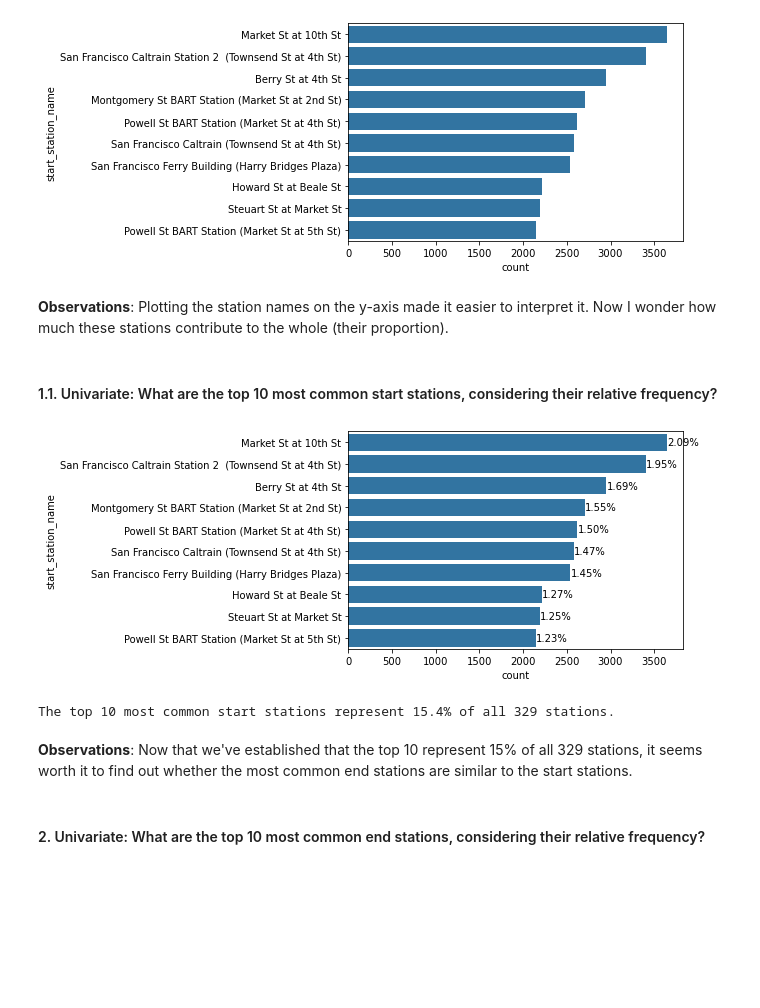
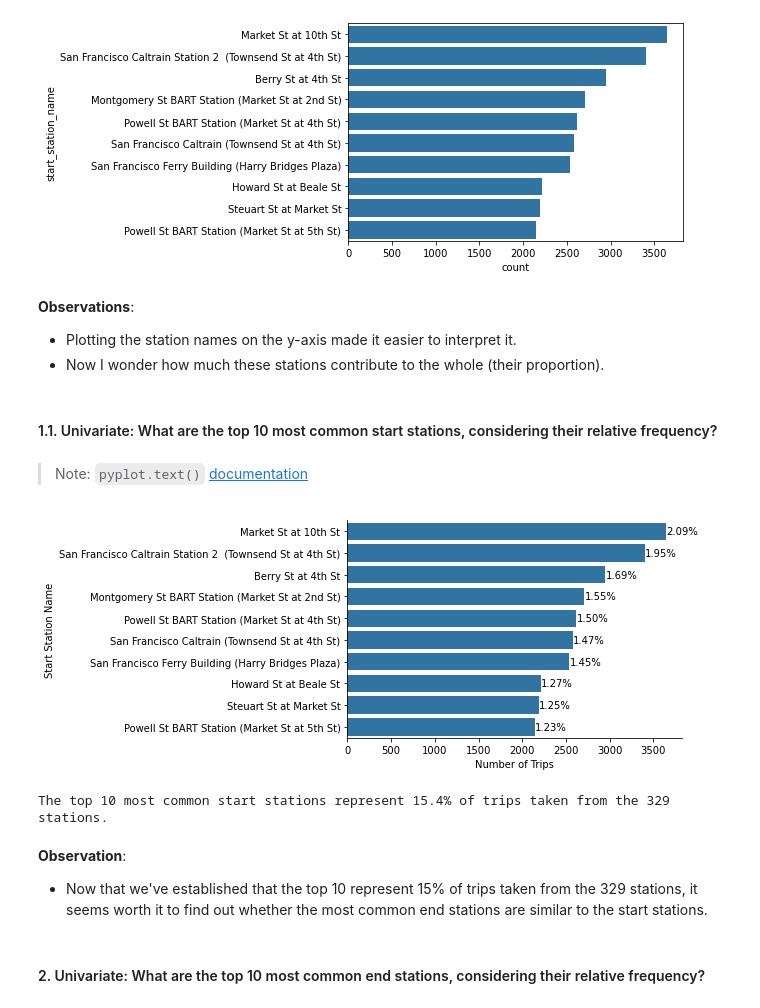
Before and after one commit to tharcyla/communicate-data-findings, a Jupyter notebook: Part_I_Exploration.ipynb, the cells around one changed output. Cells and saved outputs as stored; diff of their text form; code cells hidden in the pictures; blank space fills up the shorter version.

```diff
--- a/Part_I_Exploration.ipynb
+++ b/Part_I_Exploration.ipynb
@@ -67,6 +64,9 @@ memory usage: 22.4+ MB
 # %%
 # drop nulls in place
 df.dropna(inplace=True)
+# %%
+# reset index
+df = df.reset_index(drop=True)
 # %%
 # check to see if it worked
 df.info()
@@ -148,7 +148,7 @@ array(['Male', 'Other', 'Female'], dtype=object)
 # turn member_gender into a categorical variable
 
 # list of genders available in the dataset
-genders = ['Male', 'Other', 'Female']
+genders = ['Female', 'Male', 'Other']
 
 # create categorical variable with the list
 cat_genders = pd.api.types.CategoricalDtype(ordered=False, categories=genders)
@@ -321,7 +306,9 @@ sns.countplot(data=df, y='start_station_name', color=base_color,
 # %% [output]
 [figure]
 # %% [markdown]
-**Observations**: Plotting the station names on the y-axis made it easier to interpret it. Now I wonder how much these stations contribute to the whole (their proportion).
+**Observations**:
+- Plotting the station names on the y-axis made it easier to interpret it.
+- Now I wonder how much these stations contribute to the whole (their proportion).
 # %% [markdown]
 #### 1.1. Univariate: What are the top 10 most common start stations, considering their relative frequency?
 # %%
@@ -330,23 +317,30 @@ start_counts = df['start_station_name'].value_counts()
 
 # get the indexes
 start_index = start_counts.index
+# %% [markdown]
+> Note: `pyplot.text()` [documentation](https://matplotlib.org/stable/api/_as_gen/matplotlib.pyplot.text.html?highlight=pyplot%20text#matplotlib.pyplot.text)
 # %%
 # repeat chart
 sns.countplot(data=df, y='start_station_name', color=base_color,
               order=df['start_station_name'].value_counts().iloc[:10].index)
+
+# remove right and top spines
+sns.despine()
 
 # total number of entries in the column
 n_stations = df.shape[0]
 
 # use a loop to print each station's relative frequency on the chart
 for i in range(10):
     count = start_counts[i]
+    pct_string = '{:0.2f}%'.format(100*count/n_stations)
+    plt.text(count+1, i, pct_string, va='center')
 
-    pct_string = '{:0.2f}%'.format(100*count/n_stations)
-
-    plt.text(count+1, i, pct_string, va='center');
+# include axis labels
+plt.ylabel('Start Station Name')
+plt.xlabel('Number of Trips');
 # %% [output]
-[figure, old version]
+[figure, new version]
 # %%
 # what is the sum of the relative frequency from these 10 stations?
 sum_top10 = 0
@@ -356,11 +350,12 @@ for i in range(10):
     pct = 100*count/n_stations
     sum_top10 += pct
 
-print(f'The top 10 most common start stations represent {sum_top10:.1f}% of all {start_counts.count()} stations.')
+print(f'The top 10 most common start stations represent {sum_top10:.1f}% of trips taken from the {start_counts.count()} stations.')
 # %% [output]
-The top 10 most common start stations represent 15.4% of all 329 stations.
+The top 10 most common start stations represent 15.4% of trips taken from the 329 stations.
 # %% [markdown]
-**Observations**: Now that we've established that the top 10 represent 15% of all 329 stations, it seems worth it to find out whether the most common end stations are similar to the start stations.
+**Observation**:
+- Now that we've established that the top 10 represent 15% of trips taken from the 329 stations, it seems worth it to find out whether the most common end stations are similar to the start stations.
 # %% [markdown]
 #### 2. Univariate: What are the top 10 most common end stations, considering their relative frequency?
 # %%
```
Also changed, not shown: parts of 125 cells of this notebook.
